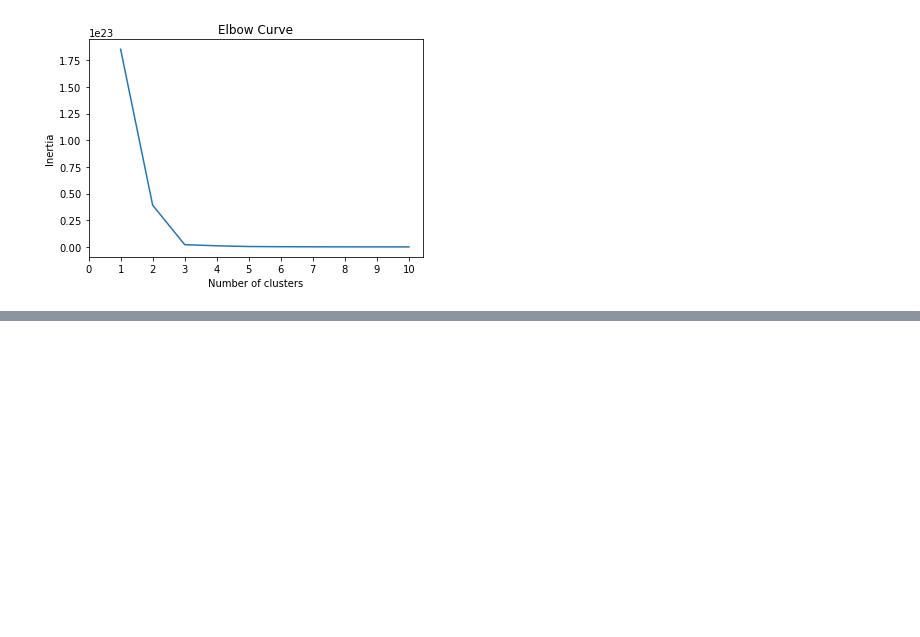
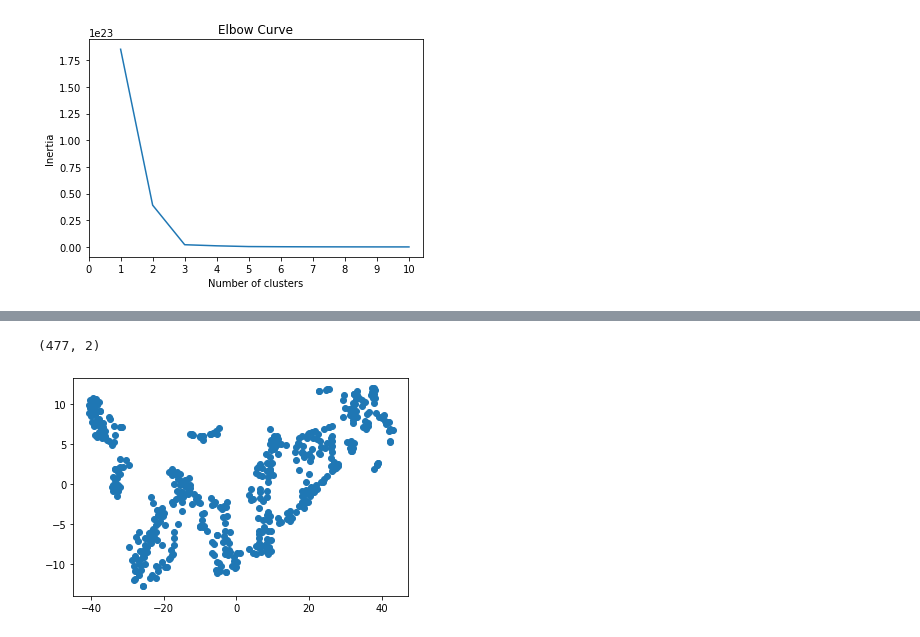
Before and after one commit to phoebeburns/Unsupervised-Machine_Learning-Homework, a Jupyter notebook: Unsupervised learning homework.ipynb, the cells around one changed output, grey strips where cells are left out. Drawn from its saved outputs; the diff is of its cells as text; code cells hidden in the pictures; blank space fills up the shorter version.

```diff
--- a/Unsupervised learning homework.ipynb
+++ b/Unsupervised learning homework.ipynb
@@ -170,0 +193,6 @@ plt.show()
+# %%
+crypto_pca_df2 = pd.DataFrame(
+    data=crypto_pca, columns=["principal component 1","principal component 2", "principal component 3",
+                             "principal component 4"]
+)
+crypto_pca_df2.head()
@@ -170,0 +206,27 @@ plt.show()
+# %%
+from sklearn.manifold import TSNE
+
+# Initialize t-SNE model
+tsne = TSNE(learning_rate=35)
+# %%
+# Reduce dimensions
+tsne_features = tsne.fit_transform(crypto_pca_df2)
+# %%
+# The dataset has 2 columns
+tsne_features.shape
+# %% [output]
+(477, 2)
+# %%
+# Prepare to plot the dataset
+
+# The first column of transformed features
+crypto_pca_df2['x'] = tsne_features[:,0]
+
+# The second column of transformed features
+crypto_pca_df2['y'] = tsne_features[:,1]
+# %%
+# Visualize the clusters
+plt.scatter(crypto_pca_df2['x'], crypto_pca_df2['y'])
+plt.show()
+# %% [output]
+[figure, added]
```
Also changed, not shown: parts of 7 cells of this notebook.
